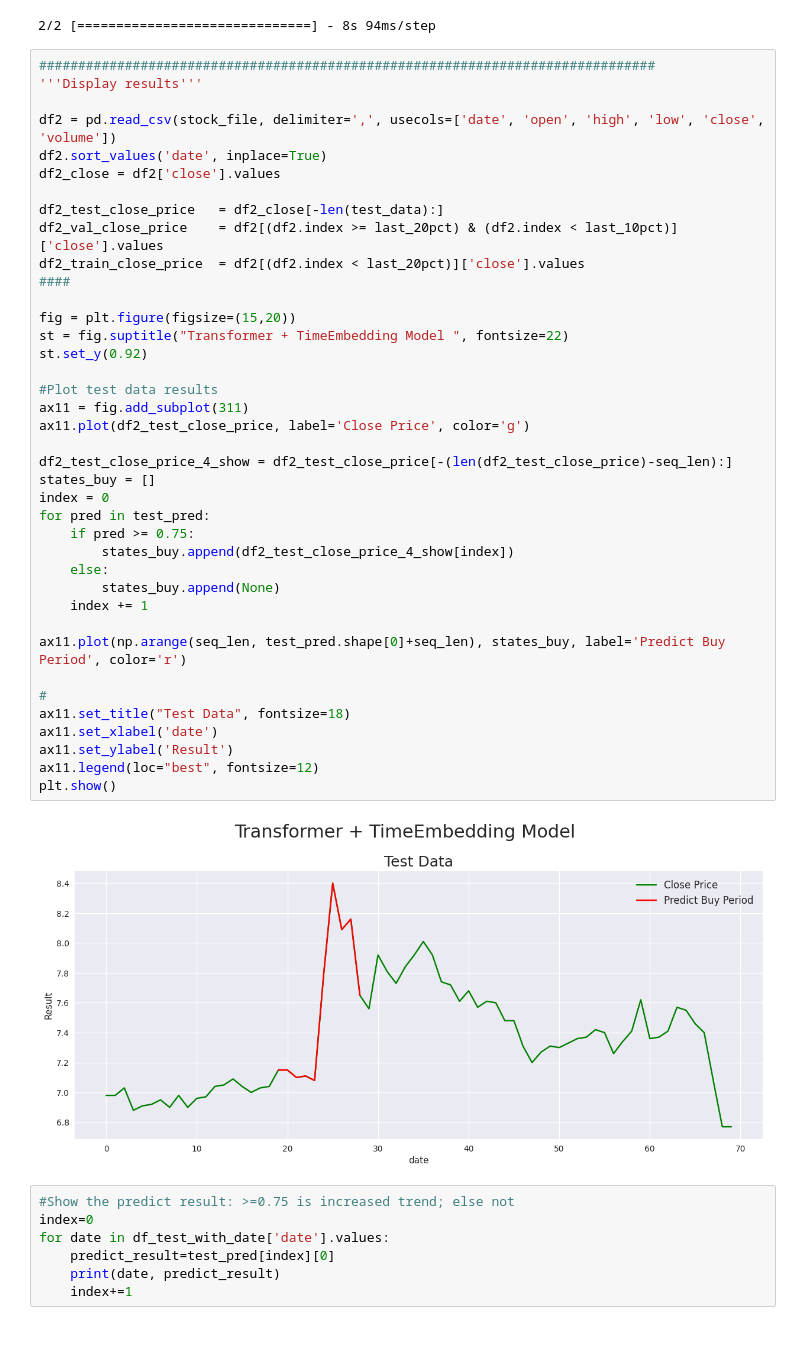
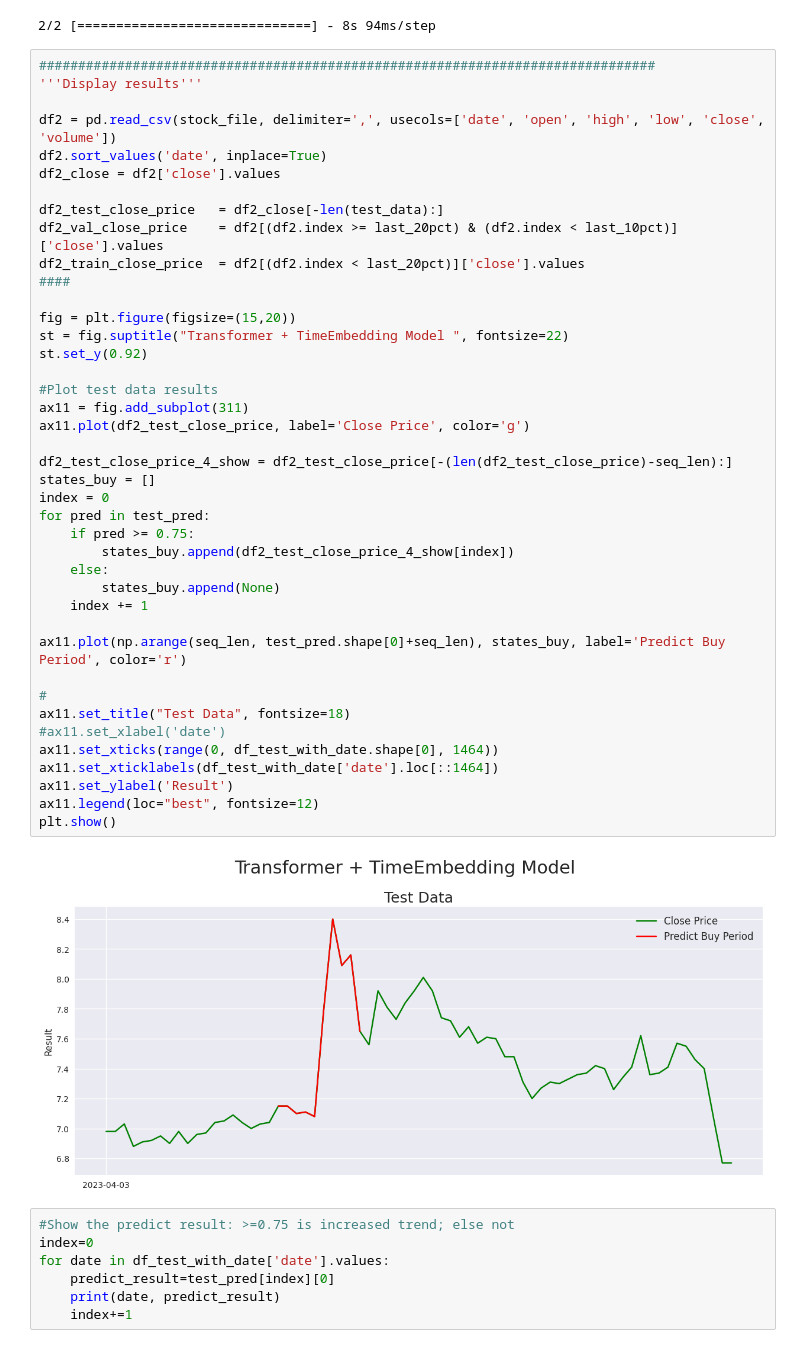
Before and after one commit to weiwenyang2007/shareprice, a Jupyter notebook: AI/myStockPredict_hug.ipynb, the cells around one changed output. Cells and saved outputs as stored; diff of their text form.

```diff
--- a/AI/myStockPredict_hug.ipynb
+++ b/AI/myStockPredict_hug.ipynb
@@ -230,35 +230,37 @@ df2_test_close_price   = df2_close[-len(test_data):]
 df2_val_close_price    = df2[(df2.index >= last_20pct) & (df2.index < last_10pct)]['close'].values
 df2_train_close_price  = df2[(df2.index < last_20pct)]['close'].values
 ####
 
 fig = plt.figure(figsize=(15,20))
 st = fig.suptitle("Transformer + TimeEmbedding Model ", fontsize=22)
 st.set_y(0.92)
 
 #Plot test data results
 ax11 = fig.add_subplot(311)
 ax11.plot(df2_test_close_price, label='Close Price', color='g')
 
 df2_test_close_price_4_show = df2_test_close_price[-(len(df2_test_close_price)-seq_len):]
 states_buy = []
 index = 0
 for pred in test_pred:
     if pred >= 0.75:
         states_buy.append(df2_test_close_price_4_show[index])
     else:
         states_buy.append(None)
     index += 1
 
 ax11.plot(np.arange(seq_len, test_pred.shape[0]+seq_len), states_buy, label='Predict Buy Period', color='r')
 
 #
 ax11.set_title("Test Data", fontsize=18)
-ax11.set_xlabel('date')
+#ax11.set_xlabel('date')
+ax11.set_xticks(range(0, df_test_with_date.shape[0], 1464))
+ax11.set_xticklabels(df_test_with_date['date'].loc[::1464])
 ax11.set_ylabel('Result')
 ax11.legend(loc="best", fontsize=12)
 plt.show()
 # %% [output]
-[figure, old version]
+[figure, new version]
 # %%
 #Show the predict result: >=0.75 is increased trend; else not
 index=0
```
